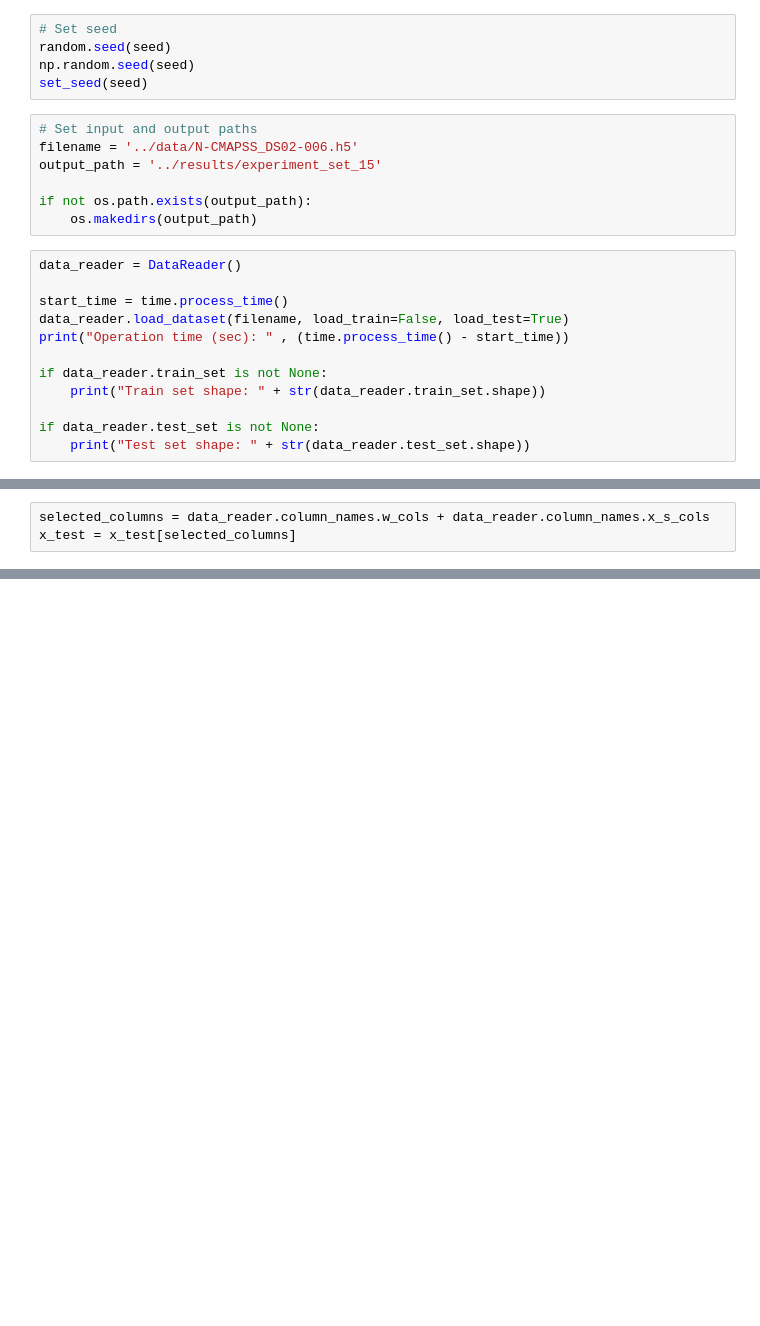
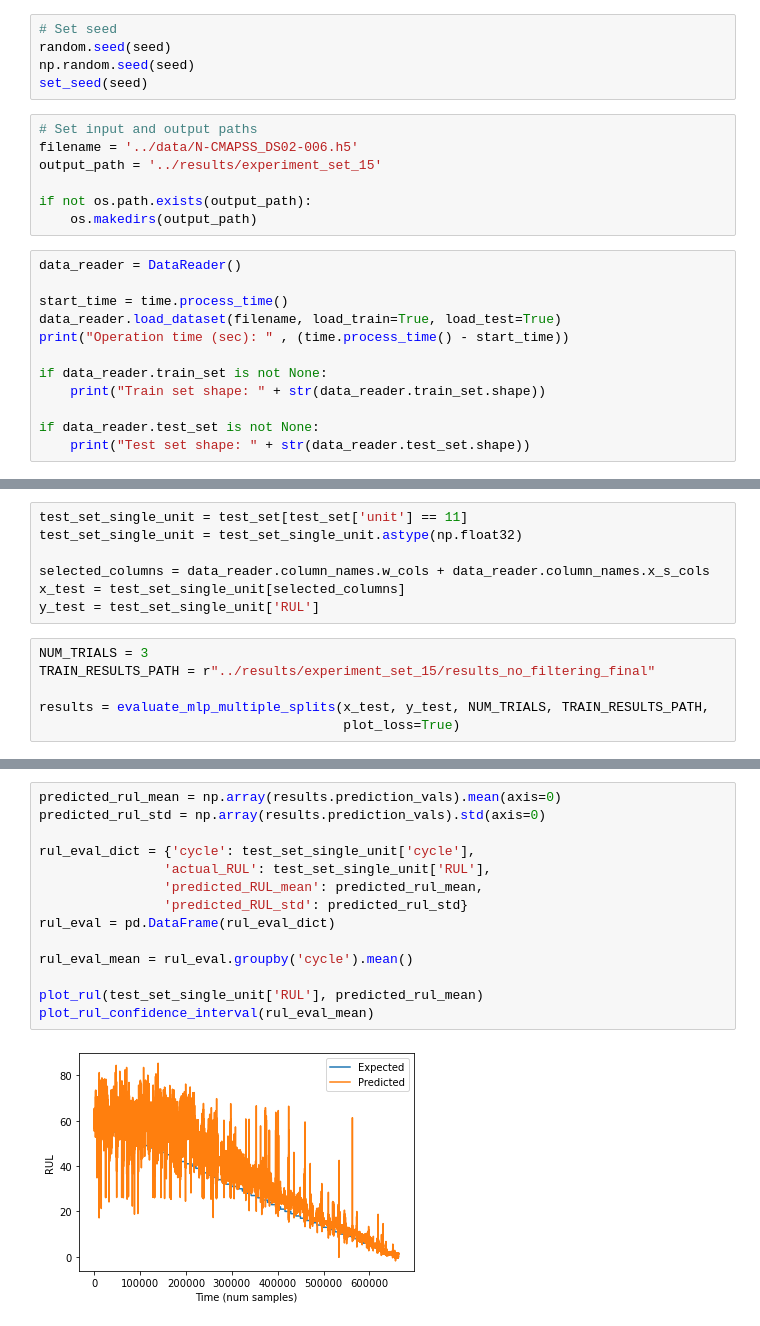
Before and after one commit to andrei-iosif/PredictiveMaintenanceScripts, a Jupyter notebook: notebooks/E15_filtering_eval.ipynb, the cells around one changed output, grey strips where cells are left out. Drawn from its saved outputs; the diff is of its cells as text; blank space fills up the shorter version.

```diff
--- a/notebooks/E15_filtering_eval.ipynb
+++ b/notebooks/E15_filtering_eval.ipynb
@@ -44,7 +45,7 @@ if not os.path.exists(output_path):
 data_reader = DataReader()
 
 start_time = time.process_time()
-data_reader.load_dataset(filename, load_train=False, load_test=True)
+data_reader.load_dataset(filename, load_train=True, load_test=True)
 print("Operation time (sec): " , (time.process_time() - start_time))
 
 if data_reader.train_set is not None:
@@ -72,3 +122,13 @@ x_test = test_set.drop(['RUL'], axis=1)
 # %%
+test_set_single_unit = test_set[test_set['unit'] == 11]
+test_set_single_unit = test_set_single_unit.astype(np.float32)
+
 selected_columns = data_reader.column_names.w_cols + data_reader.column_names.x_s_cols
-x_test = x_test[selected_columns]
+x_test = test_set_single_unit[selected_columns]
+y_test = test_set_single_unit['RUL']
+# %%
+NUM_TRIALS = 3
+TRAIN_RESULTS_PATH = r"../results/experiment_set_15/results_no_filtering_final"
+
+results = evaluate_mlp_multiple_splits(x_test, y_test, NUM_TRIALS, TRAIN_RESULTS_PATH,
+                                       plot_loss=True)
@@ -74,0 +155,16 @@ x_test = x_test[selected_columns]
+# %%
+predicted_rul_mean = np.array(results.prediction_vals).mean(axis=0)
+predicted_rul_std = np.array(results.prediction_vals).std(axis=0)
+
+rul_eval_dict = {'cycle': test_set_single_unit['cycle'],
+                'actual_RUL': test_set_single_unit['RUL'],
+                'predicted_RUL_mean': predicted_rul_mean,
+                'predicted_RUL_std': predicted_rul_std}
+rul_eval = pd.DataFrame(rul_eval_dict)
+
+rul_eval_mean = rul_eval.groupby('cycle').mean()
+
+plot_rul(test_set_single_unit['RUL'], predicted_rul_mean)
+plot_rul_confidence_interval(rul_eval_mean)
+# %% [output]
+[figure, added]
```
Also changed, not shown: parts of 16 cells of this notebook, 5 other files.
